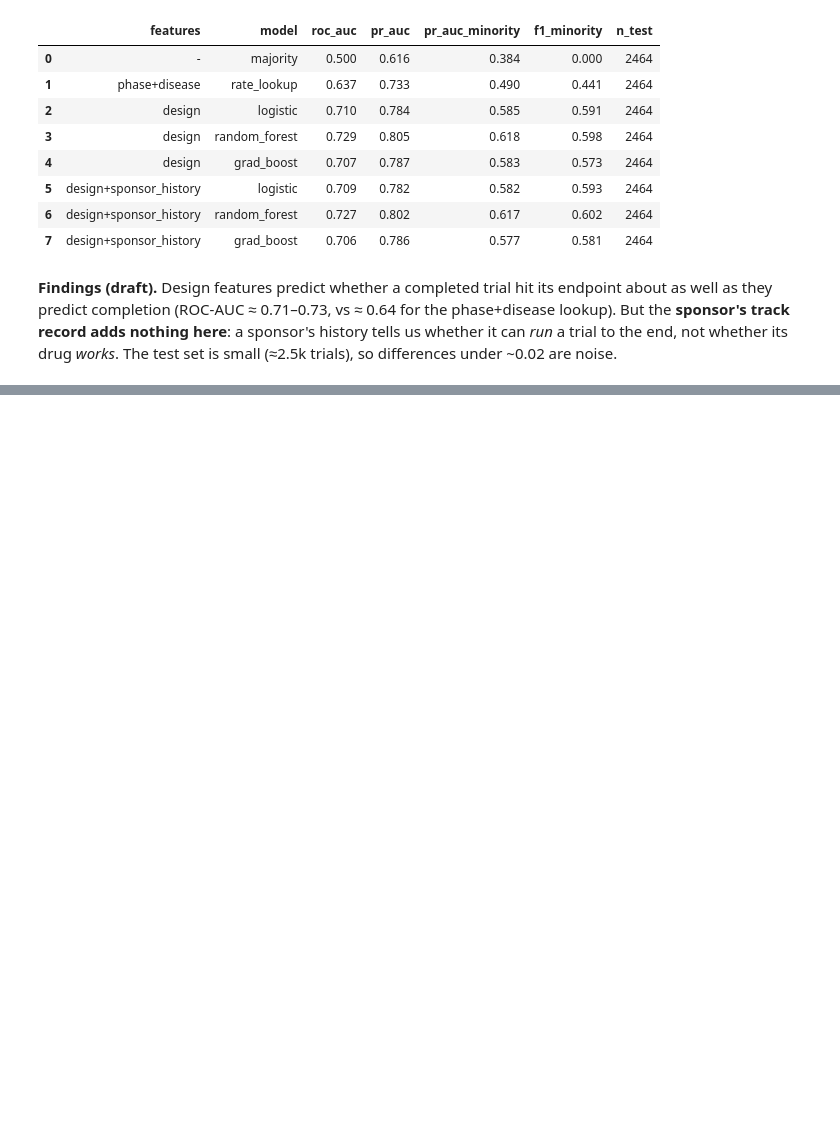
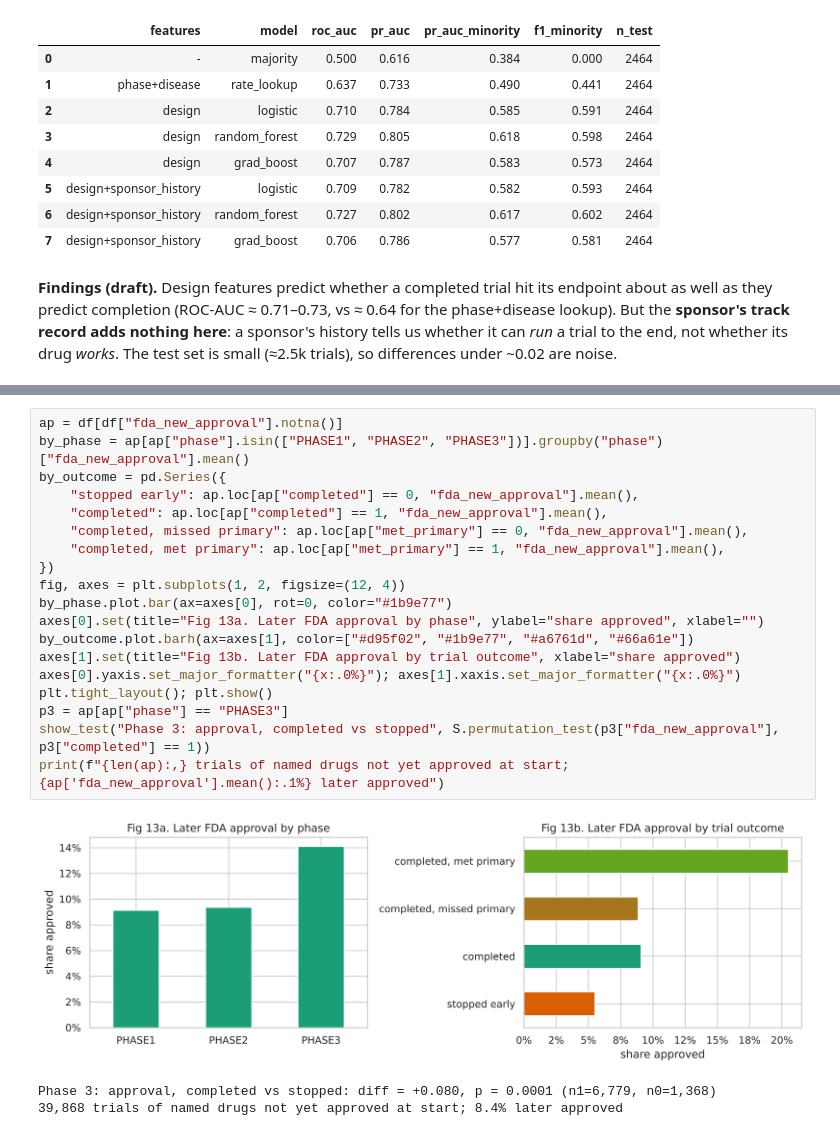
Before and after one commit to jbajaj6/DrugTrialPredictor, a Jupyter notebook: notebooks/drug_trial_predictor.ipynb, the cells around one changed output, grey strips where cells are left out. Cells and saved outputs as stored; diff of their text form; blank space fills up the shorter version.

```diff
--- a/notebooks/drug_trial_predictor.ipynb
+++ b/notebooks/drug_trial_predictor.ipynb
@@ -577,0 +754,23 @@ whether its drug *works*. The test set is small (≈2.5k trials), so differences
+# %%
+ap = df[df["fda_new_approval"].notna()]
+by_phase = ap[ap["phase"].isin(["PHASE1", "PHASE2", "PHASE3"])].groupby("phase")["fda_new_approval"].mean()
+by_outcome = pd.Series({
+    "stopped early": ap.loc[ap["completed"] == 0, "fda_new_approval"].mean(),
+    "completed": ap.loc[ap["completed"] == 1, "fda_new_approval"].mean(),
+    "completed, missed primary": ap.loc[ap["met_primary"] == 0, "fda_new_approval"].mean(),
+    "completed, met primary": ap.loc[ap["met_primary"] == 1, "fda_new_approval"].mean(),
+})
+fig, axes = plt.subplots(1, 2, figsize=(12, 4))
+by_phase.plot.bar(ax=axes[0], rot=0, color="#1b9e77")
+axes[0].set(title="Fig 13a. Later FDA approval by phase", ylabel="share approved", xlabel="")
+by_outcome.plot.barh(ax=axes[1], color=["#d95f02", "#1b9e77", "#a6761d", "#66a61e"])
+axes[1].set(title="Fig 13b. Later FDA approval by trial outcome", xlabel="share approved")
+axes[0].yaxis.set_major_formatter("{x:.0%}"); axes[1].xaxis.set_major_formatter("{x:.0%}")
+plt.tight_layout(); plt.show()
+p3 = ap[ap["phase"] == "PHASE3"]
+show_test("Phase 3: approval, completed vs stopped", S.permutation_test(p3["fda_new_approval"], p3["completed"] == 1))
+print(f"{len(ap):,} trials of named drugs not yet approved at start; {ap['fda_new_approval'].mean():.1%} later approved")
+# %% [output]
+[figure, added]
+Phase 3: approval, completed vs stopped: diff = +0.080, p = 0.0001 (n1=6,779, n0=1,368)
+39,868 trials of named drugs not yet approved at start; 8.4% later approved
```
Also changed, not shown: parts of 25 cells of this notebook.
